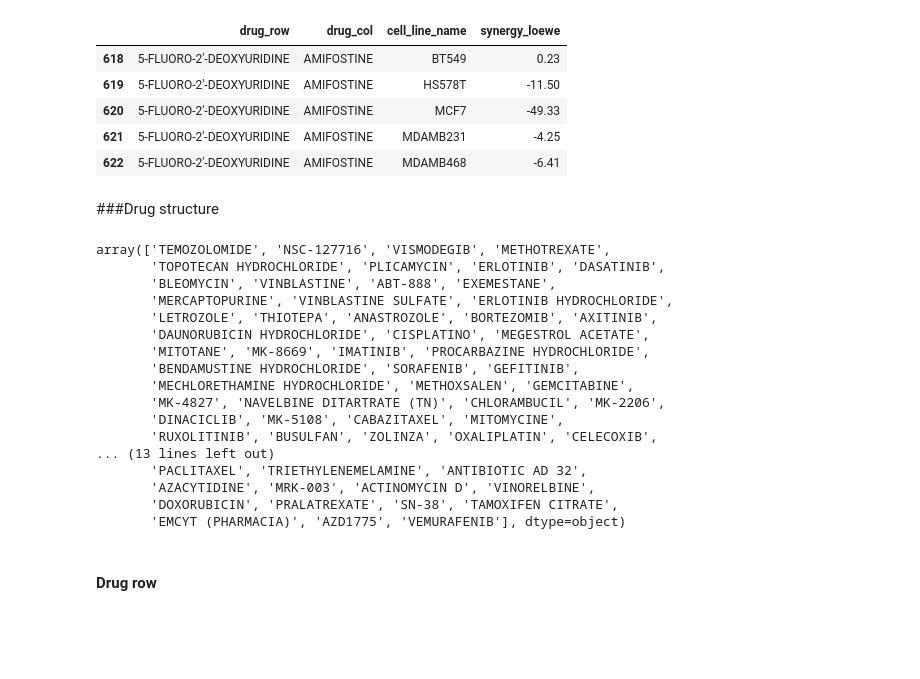
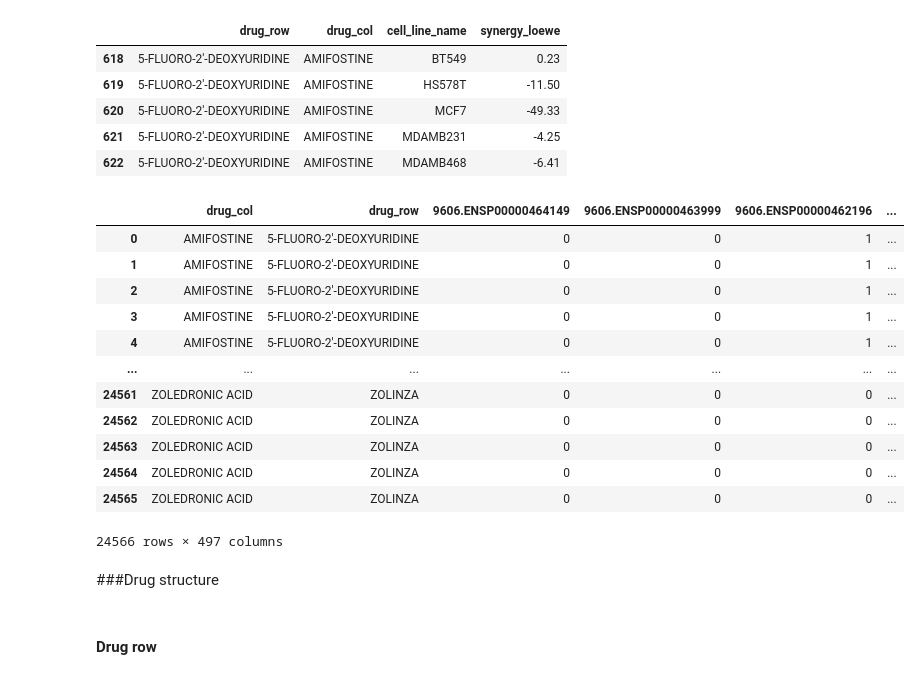
Before and after one commit to kittisaktaoma/colab_practice, a Jupyter notebook: CalcSynergy.ipynb, the cells around one changed output. Saved outputs shown, nothing was run; the diff lists cells and outputs as text; code cells hidden in the pictures; blank space fills up the shorter version.

```diff
--- a/CalcSynergy.ipynb
+++ b/CalcSynergy.ipynb
@@ -654,29 +654,23 @@ cell_line_filter_df_03.head()
 # %%
 score = pd.DataFrame(cell_line_filter_df_03.iloc[:,3]).reset_index(drop=True)
 f1 = final_df_ordinal.reset_index(drop=True)
 target_protein_df = pd.concat([f1,score],axis=1)
-target_protein_df.to_csv('target_protein_ordinal_df.csv.gz', compression='gzip')
+target_protein_df
+#target_protein_df.to_csv('target_protein_ordinal_df.csv.gz', compression='gzip')
+# %% [output]
+|  | drug_col | drug_row | 9606.ENSP00000464149 | 9606.ENSP00000463999 | 9606.ENSP00000462196 | ... |
+| 0 | AMIFOSTINE | 5-FLUORO-2'-DEOXYURIDINE | 0 | 0 | 1 | ... |
+| 1 | AMIFOSTINE | 5-FLUORO-2'-DEOXYURIDINE | 0 | 0 | 1 | ... |
+| 2 | AMIFOSTINE | 5-FLUORO-2'-DEOXYURIDINE | 0 | 0 | 1 | ... |
+| 3 | AMIFOSTINE | 5-FLUORO-2'-DEOXYURIDINE | 0 | 0 | 1 | ... |
+| 4 | AMIFOSTINE | 5-FLUORO-2'-DEOXYURIDINE | 0 | 0 | 1 | ... |
+| ... | ... | ... | ... | ... | ... | ... |
+| 24561 | ZOLEDRONIC ACID | ZOLINZA | 0 | 0 | 0 | ... |
+| 24562 | ZOLEDRONIC ACID | ZOLINZA | 0 | 0 | 0 | ... |
+| 24563 | ZOLEDRONIC ACID | ZOLINZA | 0 | 0 | 0 | ... |
+| 24564 | ZOLEDRONIC ACID | ZOLINZA | 0 | 0 | 0 | ... |
+| 24565 | ZOLEDRONIC ACID | ZOLINZA | 0 | 0 | 0 | ... |
+24566 rows × 497 columns
 # %% [markdown]
 ###Drug structure
-# %%
-drug_availale_in_target_protein = newDF.iloc[:,1].unique()
-drug_availale_in_target_protein
-# %% [output]
-array(['TEMOZOLOMIDE', 'NSC-127716', 'VISMODEGIB', 'METHOTREXATE',
-       'TOPOTECAN HYDROCHLORIDE', 'PLICAMYCIN', 'ERLOTINIB', 'DASATINIB',
-       'BLEOMYCIN', 'VINBLASTINE', 'ABT-888', 'EXEMESTANE',
-       'MERCAPTOPURINE', 'VINBLASTINE SULFATE', 'ERLOTINIB HYDROCHLORIDE',
-       'LETROZOLE', 'THIOTEPA', 'ANASTROZOLE', 'BORTEZOMIB', 'AXITINIB',
-       'DAUNORUBICIN HYDROCHLORIDE', 'CISPLATINO', 'MEGESTROL ACETATE',
-       'MITOTANE', 'MK-8669', 'IMATINIB', 'PROCARBAZINE HYDROCHLORIDE',
-       'BENDAMUSTINE HYDROCHLORIDE', 'SORAFENIB', 'GEFITINIB',
-       'MECHLORETHAMINE HYDROCHLORIDE', 'METHOXSALEN', 'GEMCITABINE',
-       'MK-4827', 'NAVELBINE DITARTRATE (TN)', 'CHLORAMBUCIL', 'MK-2206',
-       'DINACICLIB', 'MK-5108', 'CABAZITAXEL', 'MITOMYCINE',
-       'RUXOLITINIB', 'BUSULFAN', 'ZOLINZA', 'OXALIPLATIN', 'CELECOXIB',
-... (13 lines left out)
-       'PACLITAXEL', 'TRIETHYLENEMELAMINE', 'ANTIBIOTIC AD 32',
-       'AZACYTIDINE', 'MRK-003', 'ACTINOMYCIN D', 'VINORELBINE',
-       'DOXORUBICIN', 'PRALATREXATE', 'SN-38', 'TAMOXIFEN CITRATE',
-       'EMCYT (PHARMACIA)', 'AZD1775', 'VEMURAFENIB'], dtype=object)
 # %%
```
Also changed, not shown: parts of 4 cells of this notebook.
